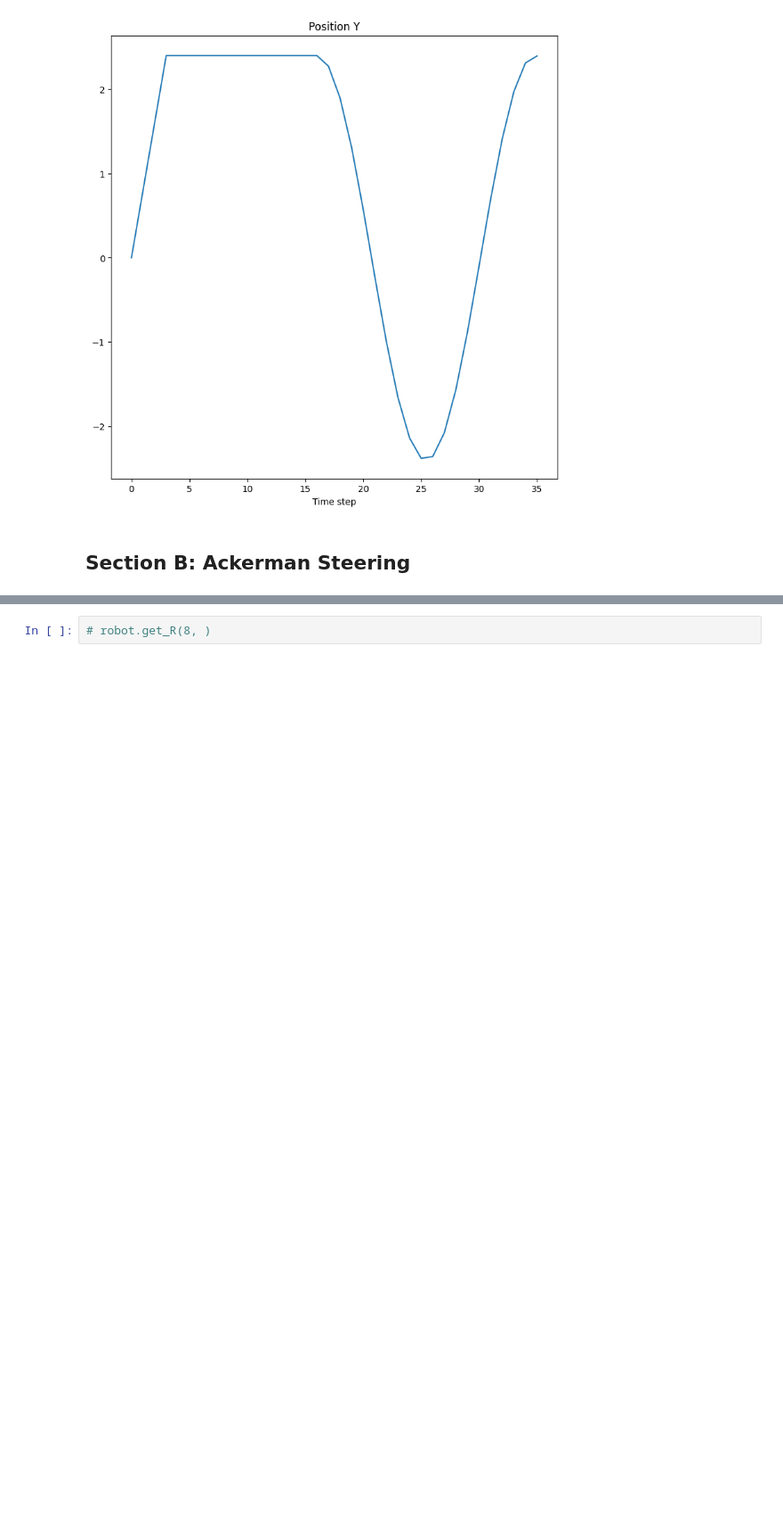
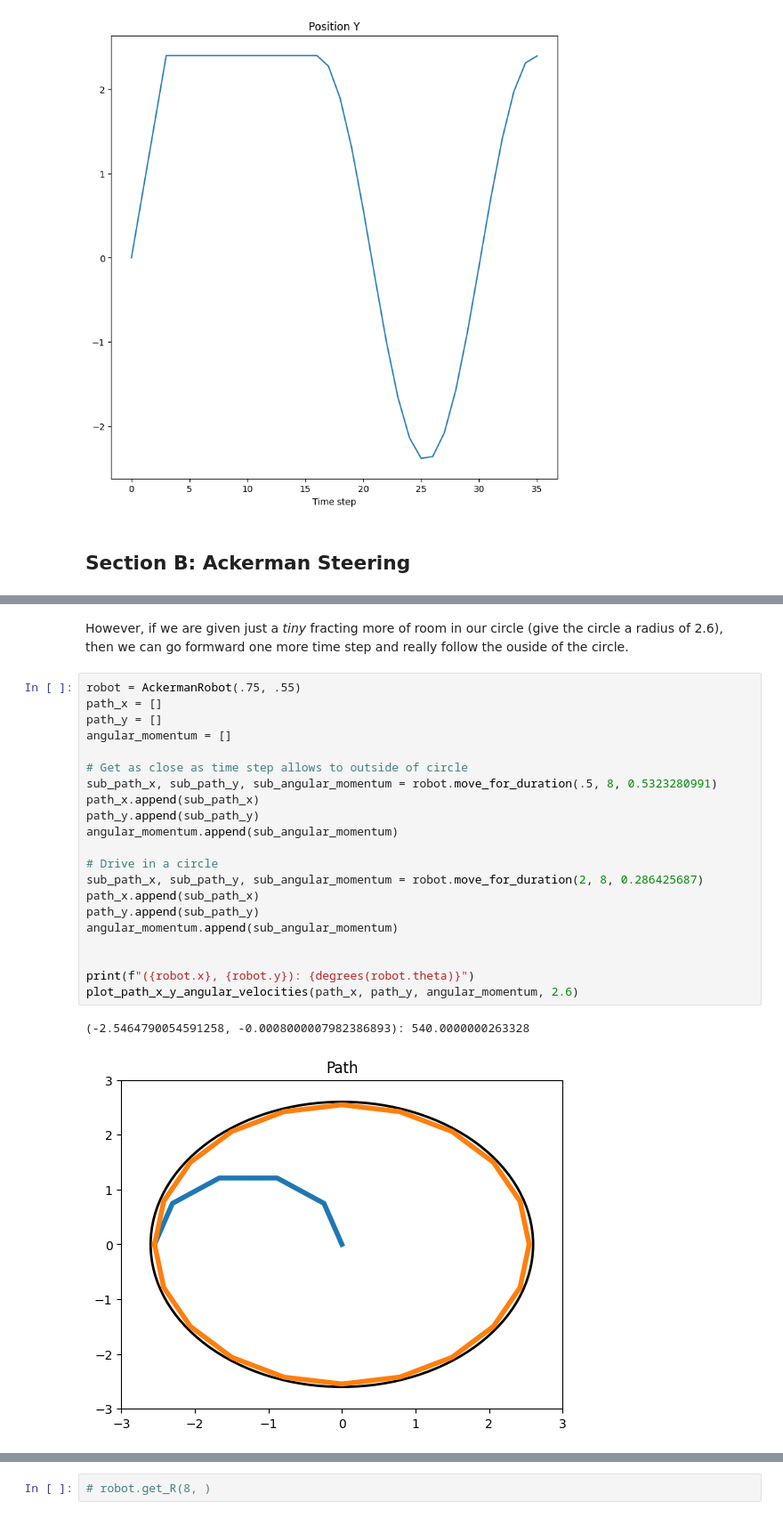
Before and after one commit to jonathan-crandall/CS5510-Robot-Intelligence, a Jupyter notebook: midterm_1.ipynb, the cells around one changed output, grey strips where cells are left out. Shown at 89% size. Saved outputs shown, nothing was run; the diff lists cells and outputs as text; blank space fills up the shorter version.

Commit message:
added corrections to homework 1, just needs the comparison

```diff
--- a/midterm_1.ipynb
+++ b/midterm_1.ipynb
@@ -374,0 +350,26 @@ plot_path_x_y_angular_velocities(path_x, path_y, angular_momentum)
+# %% [markdown]
+However, if we are given just a *tiny* fracting more of room in our circle (give the circle a radius of 2.6), then we can go formward one more time step and really follow the ouside of the circle.
+# %%
+robot = AckermanRobot(.75, .55)
+path_x = []
+path_y = []
+angular_momentum = []
+
+# Get as close as time step allows to outside of circle
+sub_path_x, sub_path_y, sub_angular_momentum = robot.move_for_duration(.5, 8, 0.5323280991)
+path_x.append(sub_path_x)
+path_y.append(sub_path_y)
+angular_momentum.append(sub_angular_momentum)
+
+# Drive in a circle
+sub_path_x, sub_path_y, sub_angular_momentum = robot.move_for_duration(2, 8, 0.286425687)
+path_x.append(sub_path_x)
+path_y.append(sub_path_y)
+angular_momentum.append(sub_angular_momentum)
+
+
+print(f"({robot.x}, {robot.y}): {degrees(robot.theta)}")
+plot_path_x_y_angular_velocities(path_x, path_y, angular_momentum, 2.6)
+# %% [output]
+(-2.5464790054591258, -0.0008000007982386893): 540.0000000263328
+[figure, added]
```
Also changed, not shown: parts of 8 cells of this notebook, 1 other file.
